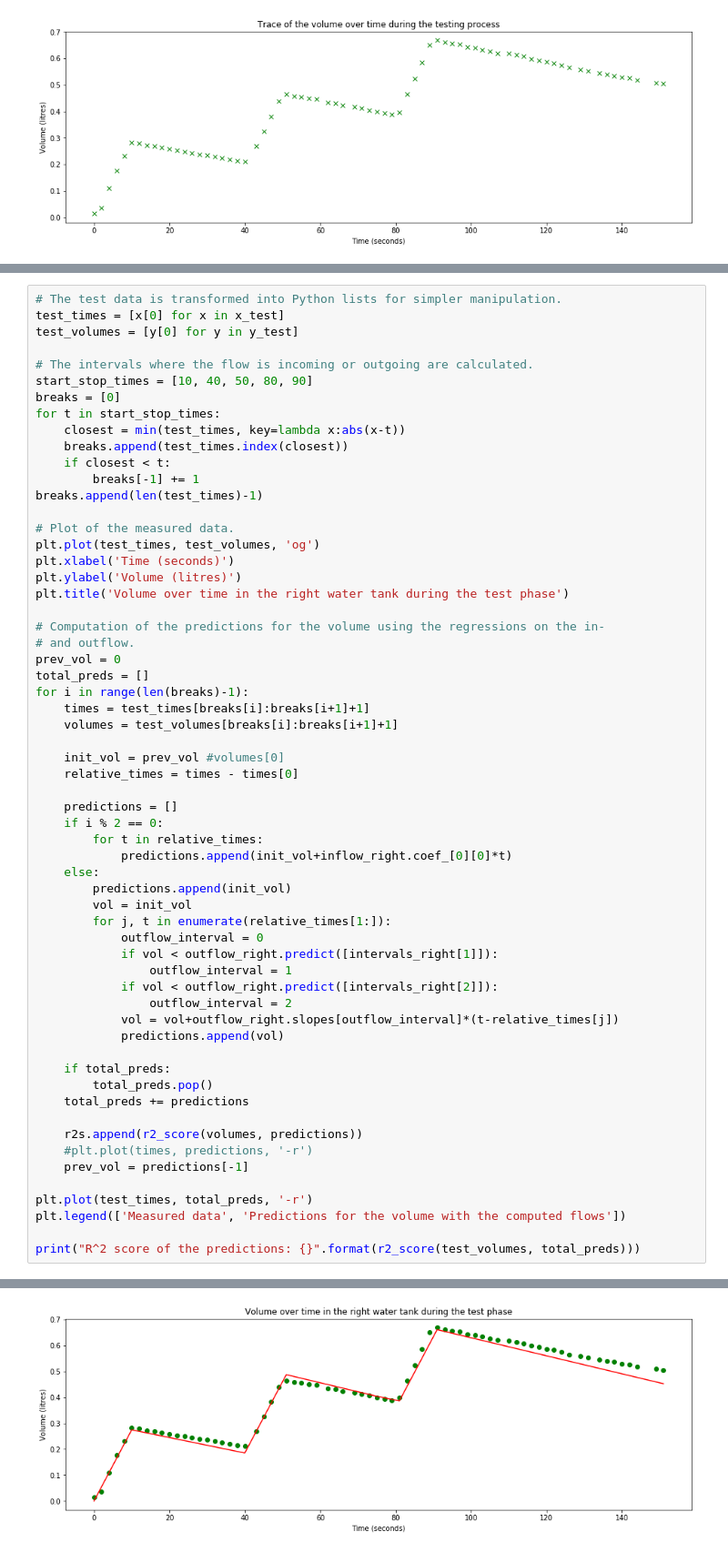
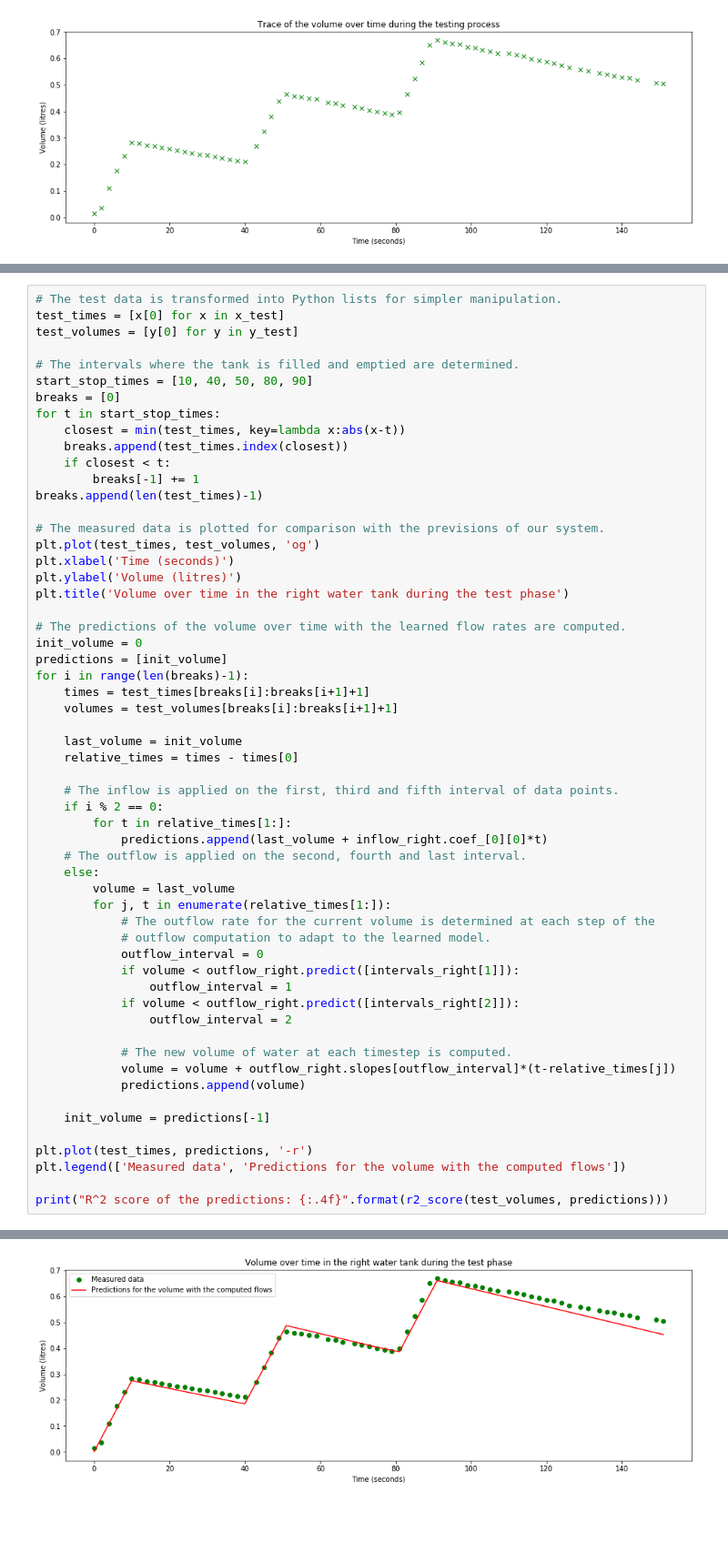
Before and after one commit to crestdsl/CREST, a Jupyter notebook: FlowCalculation.ipynb, the cells around one changed output, grey strips where cells are left out. Shown at 91% size. Drawn from its saved outputs; the diff is of its cells as text; blank space fills up the shorter version.

```diff
--- a/FlowCalculation.ipynb
+++ b/FlowCalculation.ipynb
@@ -349,7 +417,7 @@ We apply the in- and outflow computed in the previous section on the trace.
 test_times = [x[0] for x in x_test]
 test_volumes = [y[0] for y in y_test]
 
-# The intervals where the flow is incoming or outgoing are calculated.
+# The intervals where the tank is filled and emptied are determined.
 start_stop_times = [10, 40, 50, 80, 90]
 breaks = [0]
 for t in start_stop_times:
@@ -359,49 +427,46 @@ for t in start_stop_times:
         breaks[-1] += 1
 breaks.append(len(test_times)-1)
 
-# Plot of the measured data.
+# The measured data is plotted for comparison with the previsions of our system.
 plt.plot(test_times, test_volumes, 'og')
 plt.xlabel('Time (seconds)')
 plt.ylabel('Volume (litres)')
 plt.title('Volume over time in the right water tank during the test phase')
 
-# Computation of the predictions for the volume using the regressions on the in-
-# and outflow.
-prev_vol = 0
-total_preds = []
+# The predictions of the volume over time with the learned flow rates are computed.
+init_volume = 0
+predictions = [init_volume]
 for i in range(len(breaks)-1):
     times = test_times[breaks[i]:breaks[i+1]+1]
     volumes = test_volumes[breaks[i]:breaks[i+1]+1]
 
-    init_vol = prev_vol #volumes[0]
+    last_volume = init_volume
     relative_times = times - times[0]
 
-    predictions = []
+    # The inflow is applied on the first, third and fifth interval of data points.
     if i % 2 == 0:
-        for t in relative_times:
-            predictions.append(init_vol+inflow_right.coef_[0][0]*t)
+        for t in relative_times[1:]:
+            predictions.append(last_volume + inflow_right.coef_[0][0]*t)
+    # The outflow is applied on the second, fourth and last interval.
     else:
-        predictions.append(init_vol)
-        vol = init_vol
+        volume = last_volume
         for j, t in enumerate(relative_times[1:]):
+            # The outflow rate for the current volume is determined at each step of the
+            # outflow computation to adapt to the learned model.
             outflow_interval = 0
-            if vol < outflow_right.predict([intervals_right[1]]):
+            if volume < outflow_right.predict([intervals_right[1]]):
                 outflow_interval = 1
-            if vol < outflow_right.predict([intervals_right[2]]):
+            if volume < outflow_right.predict([intervals_right[2]]):
                 outflow_interval = 2
-            vol = vol+outflow_right.slopes[outflow_interval]*(t-relative_times[j])
-            predictions.append(vol)
 
-    if total_preds:
-        total_preds.pop()
-    total_preds += predictions
+            # The new volume of water at each timestep is computed.
+            volume = volume + outflow_right.slopes[outflow_interval]*(t-relative_times[j])
+            predictions.append(volume)
 
-    r2s.append(r2_score(volumes, predictions))
-    #plt.plot(times, predictions, '-r')
-    prev_vol = predictions[-1]
+    init_volume = predictions[-1]
 
-plt.plot(test_times, total_preds, '-r')
+plt.plot(test_times, predictions, '-r')
 plt.legend(['Measured data', 'Predictions for the volume with the computed flows'])
 
-print("R^2 score of the predictions: {}".format(r2_score(test_volumes, total_preds)))
+print("R^2 score of the predictions: {:.4f}".format(r2_score(test_volumes, predictions)))
 # %% [output]
@@ -409 +474 @@ R^2 score of the predictions: 0.9814646311408817
-[figure, old version]
+[figure, new version]
```
Also changed, not shown: parts of 16 cells of this notebook, 3 other files.
